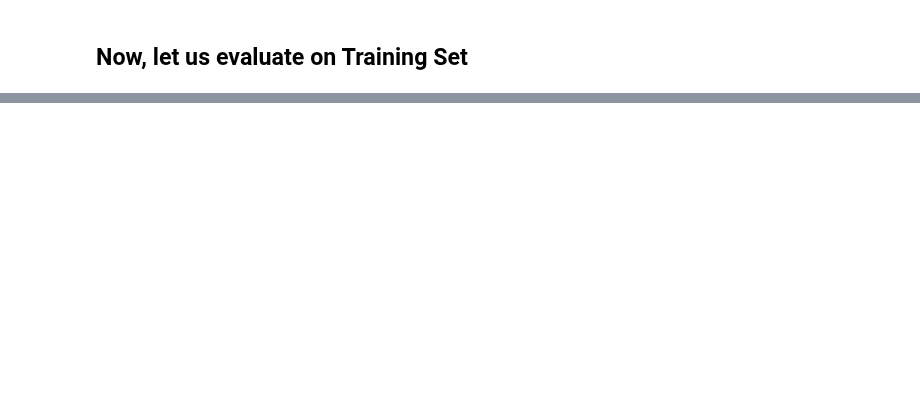
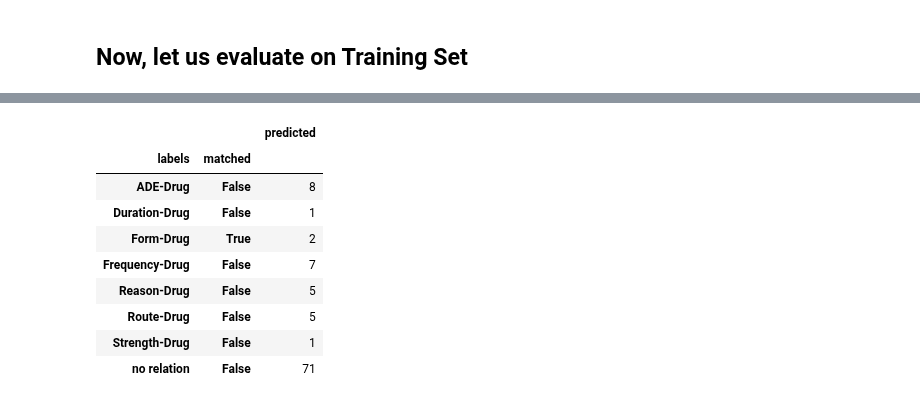
Before and after one commit to pnarsina/w266_final, a Jupyter notebook: project_re/BERT_RE_TACRED.ipynb, the cells around one changed output, grey strips where cells are left out. Saved outputs shown, nothing was run; the diff lists cells and outputs as text; code cells hidden in the pictures; blank space fills up the shorter version.

```diff
--- a/project_re/BERT_RE_TACRED.ipynb
+++ b/project_re/BERT_RE_TACRED.ipynb
@@ -448,0 +234,14 @@ df.groupby(["labels", "matched"]).count()
+# %%
+df["matched"] = df["labels"] == df["predicted"]
+df.groupby(["labels", "matched"]).count()
+# %% [output]
+|  |  | predicted |
+| labels | matched |  |
+| ADE-Drug | False | 8 |
+| Duration-Drug | False | 1 |
+| Form-Drug | True | 2 |
+| Frequency-Drug | False | 7 |
+| Reason-Drug | False | 5 |
+| Route-Drug | False | 5 |
+| Strength-Drug | False | 1 |
+| no relation | False | 71 |
```
Also changed, not shown: parts of 48 cells of this notebook, 10 other files.
